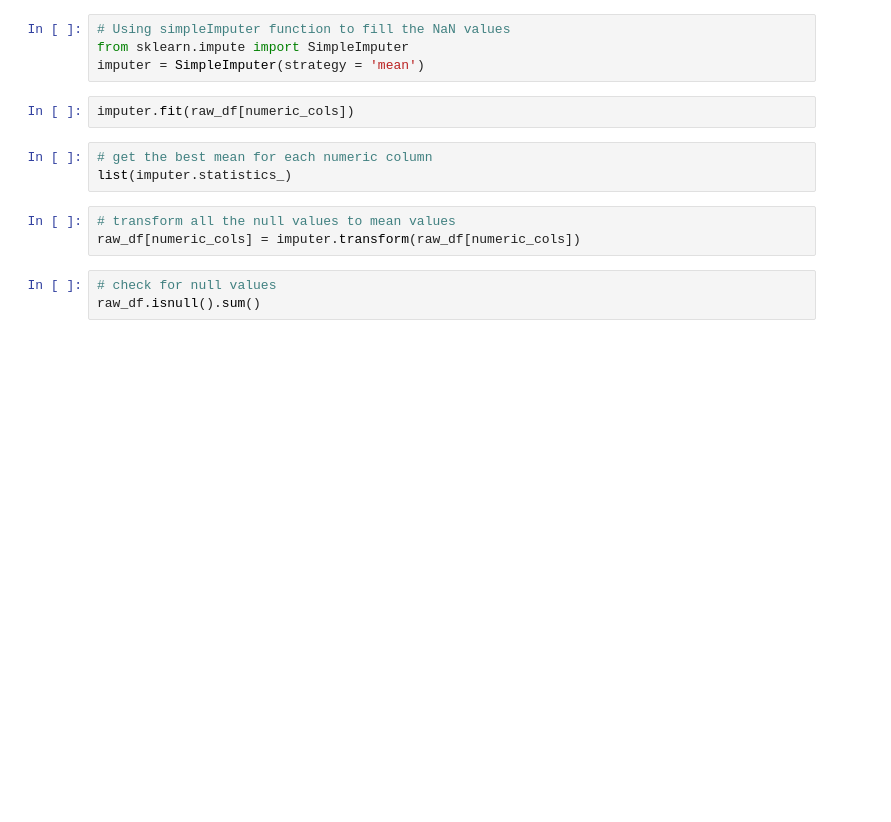
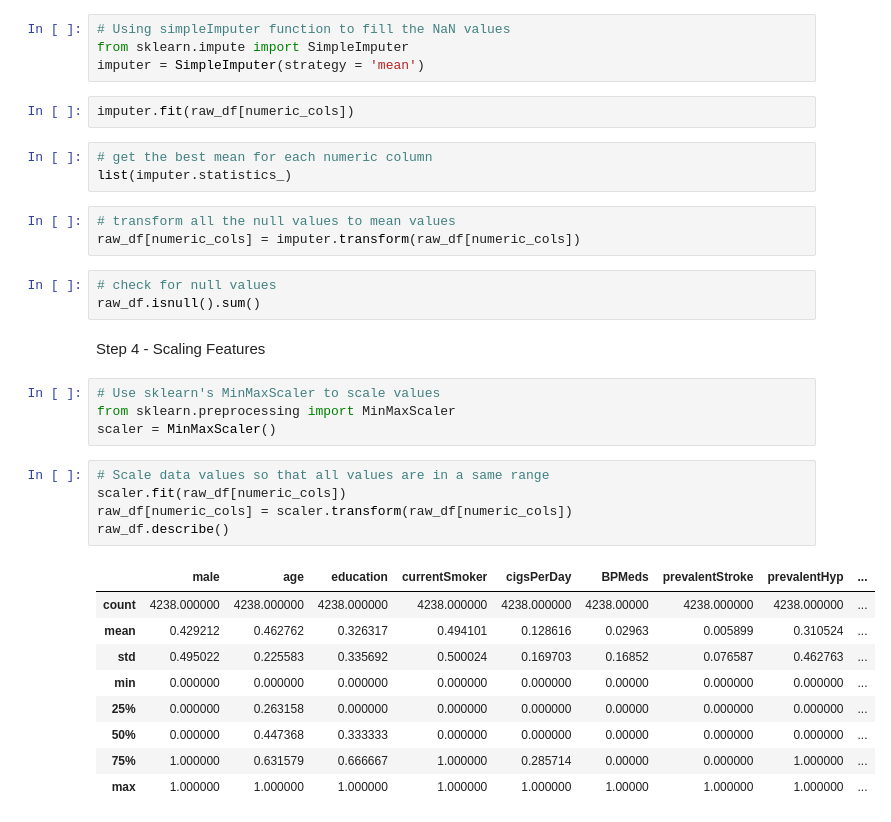
Before and after one commit to Esa1997/ML_Assignment2_IT18174854_IT18165944_IT18148596_IT18037616, a Jupyter notebook: Heart_Disease_Prediction.ipynb, the cells around one changed output. Drawn from its saved outputs; the diff is of its cells as text; blank space fills up the shorter version.

Commit message:
scaling features

```diff
--- a/Heart_Disease_Prediction.ipynb
+++ b/Heart_Disease_Prediction.ipynb
@@ -151,3 +151,24 @@ raw_df[numeric_cols] = imputer.transform(raw_df[numeric_cols])
 # %%
 # check for null values
 raw_df.isnull().sum()
+# %% [markdown]
+Step 4 - Scaling Features
+# %%
+# Use sklearn's MinMaxScaler to scale values
+from sklearn.preprocessing import MinMaxScaler
+scaler = MinMaxScaler()
+# %%
+# Scale data values so that all values are in a same range
+scaler.fit(raw_df[numeric_cols])
+raw_df[numeric_cols] = scaler.transform(raw_df[numeric_cols])
+raw_df.describe()
+# %% [output]
+|  | male | age | education | currentSmoker | cigsPerDay | BPMeds | prevalentStroke | prevalentHyp | ... |
+| count | 4238.000000 | 4238.000000 | 4238.000000 | 4238.000000 | 4238.000000 | 4238.00000 | 4238.000000 | 4238.000000 | ... |
+| mean | 0.429212 | 0.462762 | 0.326317 | 0.494101 | 0.128616 | 0.02963 | 0.005899 | 0.310524 | ... |
+| std | 0.495022 | 0.225583 | 0.335692 | 0.500024 | 0.169703 | 0.16852 | 0.076587 | 0.462763 | ... |
+| min | 0.000000 | 0.000000 | 0.000000 | 0.000000 | 0.000000 | 0.00000 | 0.000000 | 0.000000 | ... |
+| 25% | 0.000000 | 0.263158 | 0.000000 | 0.000000 | 0.000000 | 0.00000 | 0.000000 | 0.000000 | ... |
+| 50% | 0.000000 | 0.447368 | 0.333333 | 0.000000 | 0.000000 | 0.00000 | 0.000000 | 0.000000 | ... |
+| 75% | 1.000000 | 0.631579 | 0.666667 | 1.000000 | 0.285714 | 0.00000 | 0.000000 | 1.000000 | ... |
+| max | 1.000000 | 1.000000 | 1.000000 | 1.000000 | 1.000000 | 1.00000 | 1.000000 | 1.000000 | ... |
```
